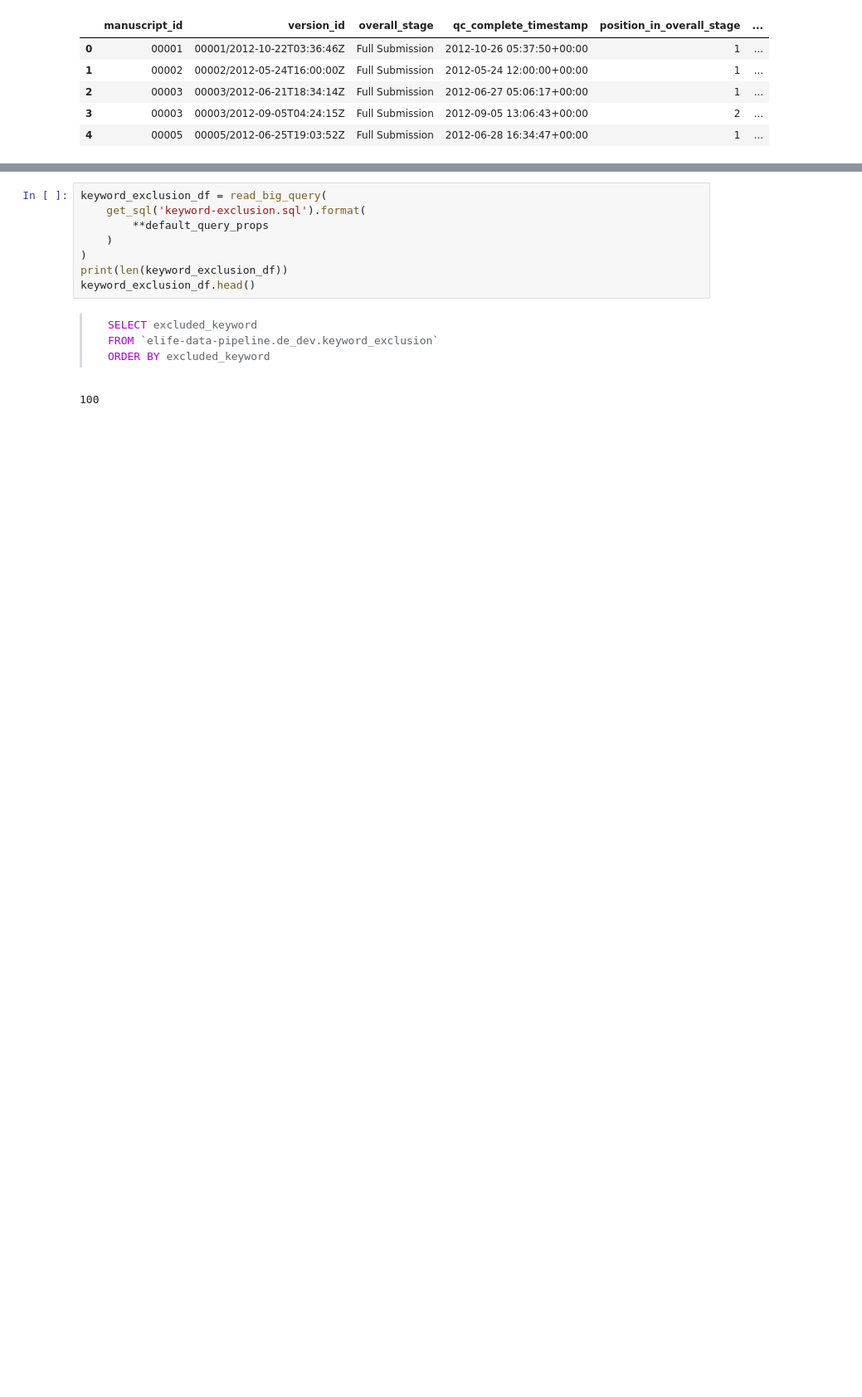
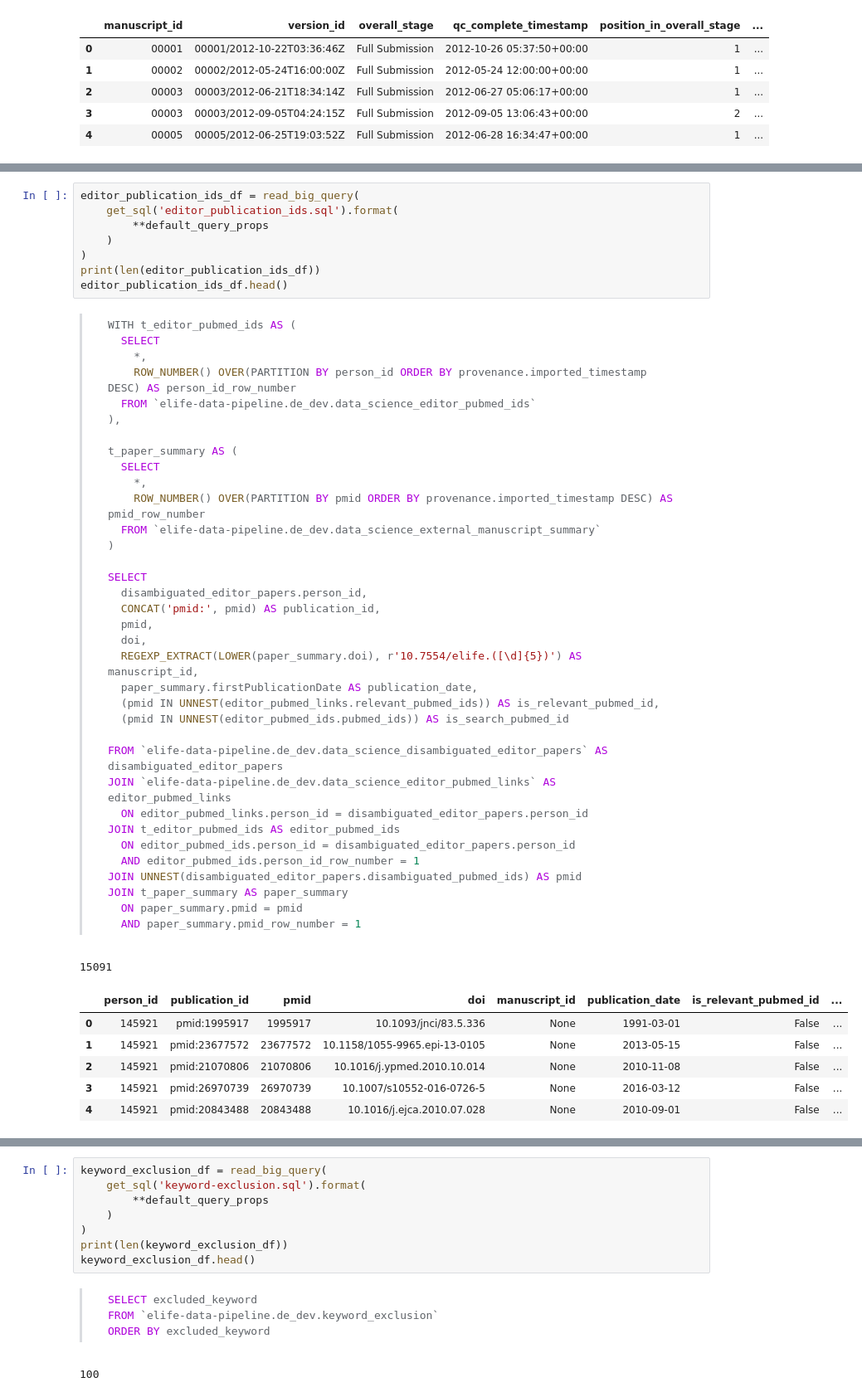
Before and after one commit to elifesciences/data-science-dags, a Jupyter notebook: notebooks/peerscout/peerscout-build-reviewing-editor-profiles.ipynb, the cells around one changed output, grey strips where cells are left out. Shown at 83% size. Saved outputs shown, nothing was run; the diff lists cells and outputs as text; blank space fills up the shorter version.

````diff
--- a/notebooks/peerscout/peerscout-build-reviewing-editor-profiles.ipynb
+++ b/notebooks/peerscout/peerscout-build-reviewing-editor-profiles.ipynb
@@ -109,3 +156,55 @@ manuscript_version_extracted_keywords_df.head()
+# %%
+editor_publication_ids_df = read_big_query(
+    get_sql('editor_publication_ids.sql').format(
+        **default_query_props
+    )
+)
+print(len(editor_publication_ids_df))
+editor_publication_ids_df.head()
+# %% [output]
+> ```sql
+> WITH t_editor_pubmed_ids AS (
+>   SELECT
+>     *,
+>     ROW_NUMBER() OVER(PARTITION BY person_id ORDER BY provenance.imported_timestamp DESC) AS person_id_row_number
+>   FROM `elife-data-pipeline.de_dev.data_science_editor_pubmed_ids`
+> ),
+>
+> t_paper_summary AS (
+>   SELECT
+>     *,
+>     ROW_NUMBER() OVER(PARTITION BY pmid ORDER BY provenance.imported_timestamp DESC) AS pmid_row_number
+>   FROM `elife-data-pipeline.de_dev.data_science_external_manuscript_summary`
+> )
+>
+> SELECT
+>   disambiguated_editor_papers.person_id,
+>   CONCAT('pmid:', pmid) AS publication_id,
+>   pmid,
+>   doi,
+>   REGEXP_EXTRACT(LOWER(paper_summary.doi), r'10.7554/elife.([\d]{5})') AS manuscript_id,
+>   paper_summary.firstPublicationDate AS publication_date,
+>   (pmid IN UNNEST(editor_pubmed_links.relevant_pubmed_ids)) AS is_relevant_pubmed_id,
+>   (pmid IN UNNEST(editor_pubmed_ids.pubmed_ids)) AS is_search_pubmed_id
+>
+> FROM `elife-data-pipeline.de_dev.data_science_disambiguated_editor_papers` AS disambiguated_editor_papers
+> JOIN `elife-data-pipeline.de_dev.data_science_editor_pubmed_links` AS editor_pubmed_links
+>   ON editor_pubmed_links.person_id = disambiguated_editor_papers.person_id
+> JOIN t_editor_pubmed_ids AS editor_pubmed_ids
+>   ON editor_pubmed_ids.person_id = disambiguated_editor_papers.person_id
+>   AND editor_pubmed_ids.person_id_row_number = 1
+> JOIN UNNEST(disambiguated_editor_papers.disambiguated_pubmed_ids) AS pmid
+> JOIN t_paper_summary AS paper_summary
+>   ON paper_summary.pmid = pmid
+>   AND paper_summary.pmid_row_number = 1
+> ```
+15091
+|  | person_id | publication_id | pmid | doi | manuscript_id | publication_date | is_relevant_pubmed_id | ... |
+| 0 | 145921 | pmid:1995917 | 1995917 | 10.1093/jnci/83.5.336 | None | 1991-03-01 | False | ... |
+| 1 | 145921 | pmid:23677572 | 23677572 | 10.1158/1055-9965.epi-13-0105 | None | 2013-05-15 | False | ... |
+| 2 | 145921 | pmid:21070806 | 21070806 | 10.1016/j.ypmed.2010.10.014 | None | 2010-11-08 | False | ... |
+| 3 | 145921 | pmid:26970739 | 26970739 | 10.1007/s10552-016-0726-5 | None | 2016-03-12 | False | ... |
+| 4 | 145921 | pmid:20843488 | 20843488 | 10.1016/j.ejca.2010.07.028 | None | 2010-09-01 | False | ... |
 # %%
 reviewing_editors_df = read_big_query(
     get_sql('reviewing-editors.sql').format(
````
Also changed, not shown: parts of 17 cells of this notebook, 2 other files.
